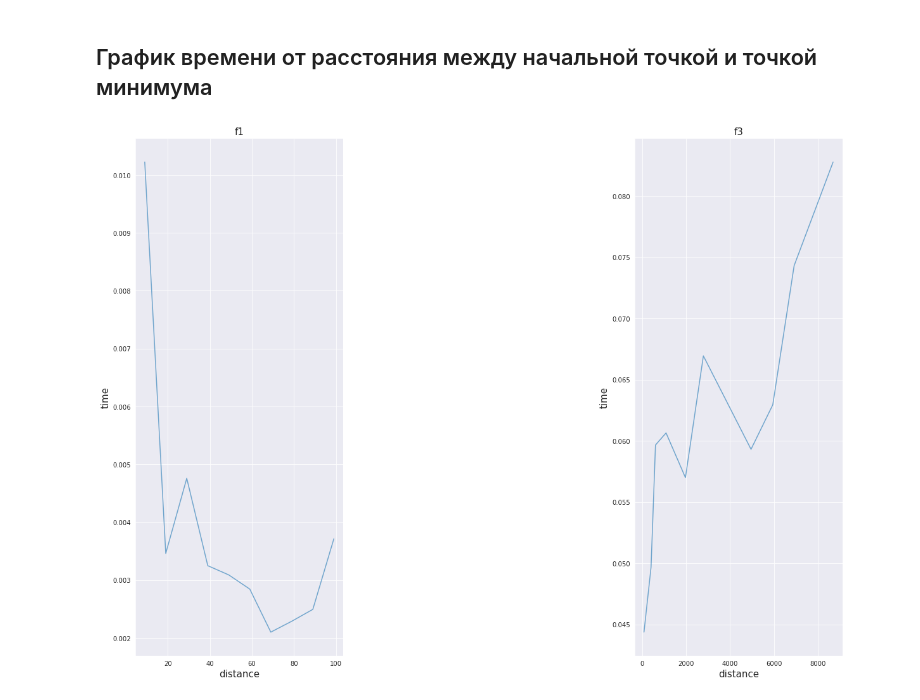
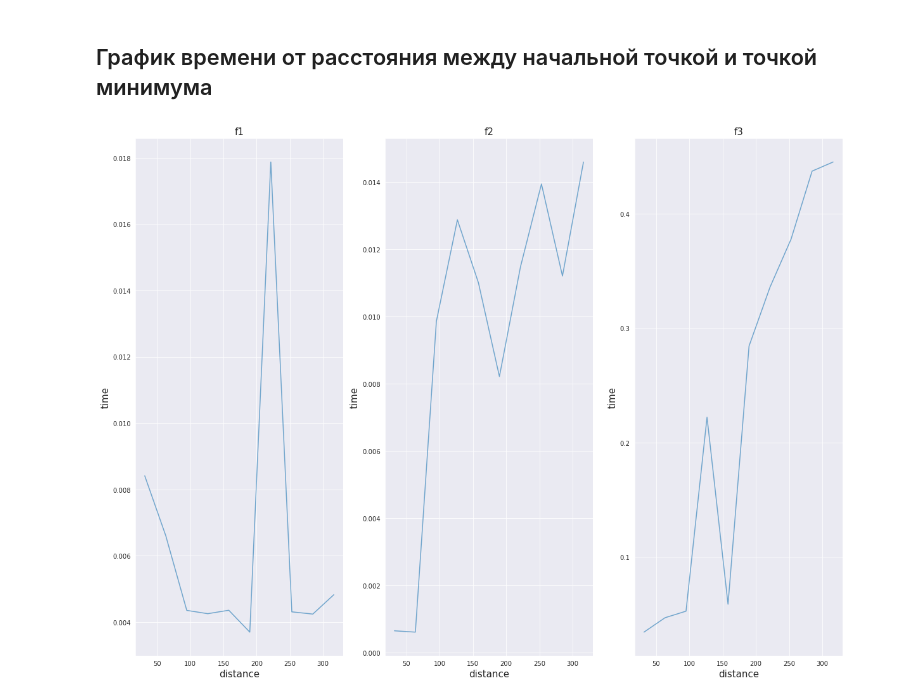
Before and after one commit to btnbrd/metopt, a Jupyter notebook: BFGS.ipynb, the cells around one changed output. Cells and saved outputs as stored; diff of their text form; code cells hidden in the pictures.

Commit message:
Add files via upload
Second graph added for BFGS

```diff
--- a/BFGS.ipynb
+++ b/BFGS.ipynb
@@ -106,7 +93,7 @@ def BFGS( f, x0, max_it, tol, lin_tol):
 # %% [markdown]
 ## График зависимости времени решения от размерности задачи.
 # %%
-func_names = ['f1', 'f2', 'f3']
+funcs = [f1, f2, f3]
 # %%
 import time
 # %%
@@ -118,7 +105,7 @@ dim_grid = [10, 20, 30, 40, 50, 60, 70,
 plt.figure(figsize = (15, 10))
 tol = 1e-5
 lin_tol=1e-7
-finds = [0, 2]
+finds = [0, 1, 2]
 
 for f_ind in finds:
     for dim in dim_grid:
@@ -148,9 +135,9 @@ sns.set_style('darkgrid')
 tol_grid = np.arange(1e-5, 1e-4, 1e-5)
 
 plt.figure(figsize = (20, 15))
-x_0 = np.full(shape=10, fill_value=100, dtype=np.int)
+x_0 = np.full(shape=10, fill_value=0, dtype=np.int)
 lin_tol=1e-7
-finds = [0, 2]
+finds = [0, 1, 2]
 
 for f_ind in finds:
     for tol in tol_grid:
@@ -177,10 +164,11 @@ for f_ind in finds:
 times=[]
 sns.set_style('darkgrid')
 lintol_grid = np.arange(1e-8, 1e-7, 1e-8)
+x_0 = np.full(shape=10, fill_value=0, dtype=np.int)
 
 plt.figure(figsize = (20, 15))
 tol = 1e-5
-finds = [0, 2]
+finds = [0, 1, 2]
 
 for f_ind in finds:
     for lin_tol in lintol_grid:
@@ -188,6 +176,7 @@ for f_ind in finds:
 
         res = BFGS(funcs[f_ind], x_0, np.inf, tol, lin_tol)
         point = res['x']
+
 
         end = time.time()
         times.append(end - start)
@@ -206,32 +195,35 @@ for f_ind in finds:
 # %%
 times=[]
 norm=[]
 sns.set_style('darkgrid')
 val_grid = np.linspace(10, 100, 10)
 
 plt.figure(figsize = (20, 15))
 tol = 1e-5
-finds = [0, 2]
+finds = [0, 1, 2]
 
 for f_ind in finds:
+    x_00 = np.full(shape=10, fill_value=0, dtype=np.int)
+    res = BFGS(funcs[f_ind], x_00, np.inf, tol, lin_tol)
+    initial_guess = res['x']
     for val in val_grid:
         start = time.time()
 
-        x_0 = np.full(shape=10, fill_value=val, dtype=np.int)
+        x_0 = initial_guess + val
         res = BFGS(funcs[f_ind], x_0, np.inf, tol, lin_tol)
         point = res['x']
 
         end = time.time()
         norm.append(np.linalg.norm(x_0 - point))
         times.append(end - start)
 
     ax = plt.subplot(1, 3, f_ind+1)
     plt.plot(norm, times, alpha = 0.6)
     plt.title(func_names[f_ind], fontsize=15)
     plt.xlabel('distance', fontsize=15)
     plt.ylabel('time', fontsize=15)
 
     times = []
     norm =[]
 # %% [output]
-[figure, old version]
+[figure, new version]
```
Also changed, not shown: parts of 8 cells of this notebook.
